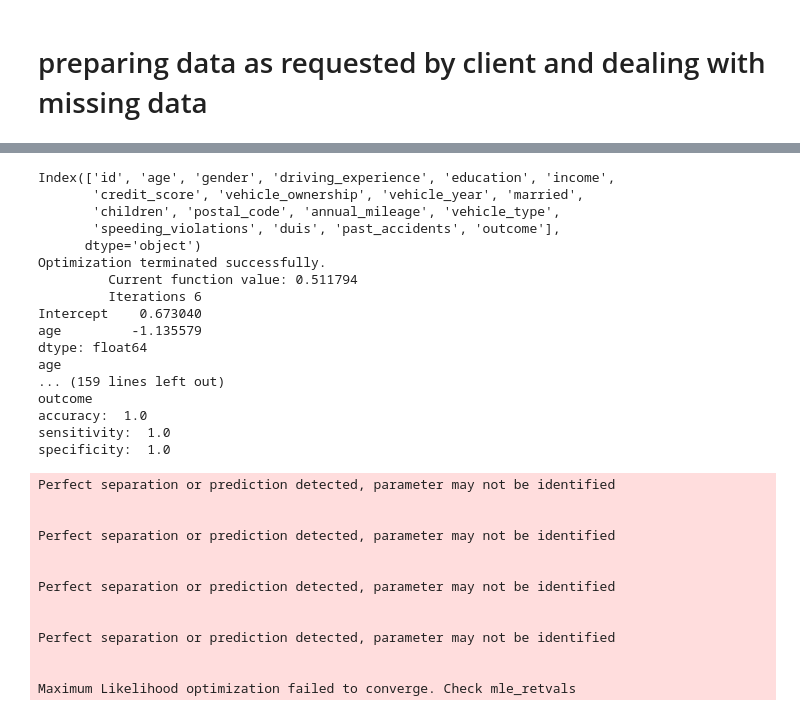
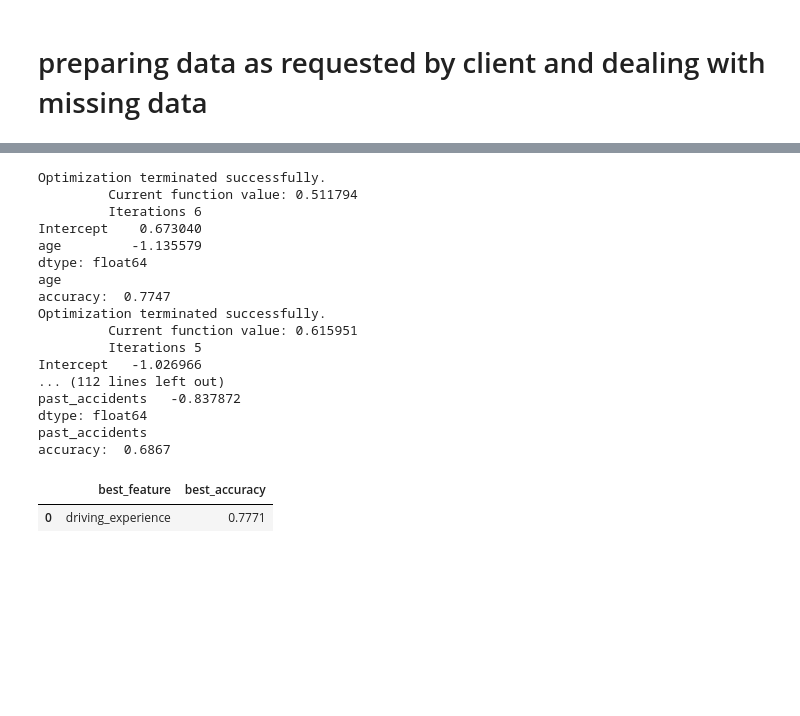
Before and after one commit to mohamed-shehata-201/my-data-camp-projects, a Jupyter notebook: 07.Project Modeling Car Insurance Claim Outcomes/workspace/notebook.ipynb, the cells around one changed output, grey strips where cells are left out. Cells and saved outputs as stored; diff of their text form; code cells hidden in the pictures; blank space fills up the shorter version.

```diff
--- a/07.Project Modeling Car Insurance Claim Outcomes/workspace/notebook.ipynb
+++ b/07.Project Modeling Car Insurance Claim Outcomes/workspace/notebook.ipynb
@@ -73,10 +73,16 @@ Data columns (total 18 columns):
 # preparing data as requested by client and dealing with missing data
 # %%
 # turning listed columns to the numercial value assigned by the client
-column_name_list = ['vehicle_type','married','vehcile_year','vehicle_ownership','income','education','driving_experience','gender','age']
-dict_for_values_to_replace = {'0-9y':0,'10-19y':1,'20-29y':2,'30y+':3,'none':0,'high school':1,'university':2,'poverty':0,'working class':1,'middle class':2,'upper class':3,'after 2015':0,'before 2015':1,'sedan':0,'sports car':1}
+column_name_list = ['vehicle_type','married','vehcile_year',
+                    'vehicle_ownership','income','education','driving_experience','gender','age']
+
+dict_for_values_to_replace = {'0-9y':0,'10-19y':1,'20-29y':2,'30y+':3,
+                              'none':0,'high school':1,'university':2,'poverty':0,'working class':1,
+                              'middle class':2,'upper class':3,'after 2015':0,'before 2015':1,'sedan':0,'sports car':1}
+
 df = df.replace(dict_for_values_to_replace)
 print(df)
+
 # since all the missing values in either score or annual milage therfore it can be filled instead with the mean
 df['credit_score'] = df['credit_score'].fillna(np.mean(df['credit_score']))
 df['annual_mileage'] = df['annual_mileage'].fillna(np.mean(df['annual_mileage']))
@@ -100,13 +108,14 @@ AxesSubplot(0.125,0.11;0.698618x0.77)
 [figure]
 # %%
-print(df.columns)
 # modeling
+max_acc = 0
+max_col = ''
 df['id']= df['id'].astype('int')
 for column in df.columns:
-    if column != 'id':
+    if column not in ['id','outcome']:
         logit_model = logit(f'outcome ~ {column}',data = df).fit()
         print(logit_model.params)
-        training_data = pd.DataFrame({f'{column}':np.arange(0,1,0.1)})
+        training_data = pd.DataFrame({f'{column}':np.arange(np.min(df[column]),np.max(df[column]),(np.max(df[column])-np.min(df[column]))/10)})
         training_data['mostly_claimed'] = logit_model.predict(training_data)
         print(f'{column}')
         matrix = logit_model.pred_table()
@@ -117,22 +126,14 @@ for column in df.columns:
         # Calculate and print the accuracy
         accuracy = (TN + TP) / (TN + FN + FP + TP)
         print("accuracy: ", accuracy)
-        # Calculate and print the sensitivity
-        sensitivity = TP / (TP + FN)
-        print("sensitivity: ", sensitivity)
-        # Calculate and print the specificity
-        specificity = TN / (TN + FP)
-        print("specificity: ", specificity)
+        if accuracy >= max_acc:
+            max_acc = accuracy
+            max_col = column
     else:
         continue
 
-best_feature_df = pd.DataFrame({"best_feature":['driving_experience'],"best_accuracy": [0.7771]})
+best_feature_df = pd.DataFrame({"best_feature":[max_col],"best_accuracy": [max_acc]})
 # %% [output]
-Index(['id', 'age', 'gender', 'driving_experience', 'education', 'income',
-       'credit_score', 'vehicle_ownership', 'vehicle_year', 'married',
-       'children', 'postal_code', 'annual_mileage', 'vehicle_type',
-       'speeding_violations', 'duis', 'past_accidents', 'outcome'],
-      dtype='object')
 Optimization terminated successfully.
          Current function value: 0.511794
          Iterations 6
@@ -140,21 +141,18 @@ Intercept    0.673040
 age         -1.135579
 dtype: float64
 age
-... (159 lines left out)
-outcome
-accuracy:  1.0
-sensitivity:  1.0
-specificity:  1.0
+accuracy:  0.7747
+Optimization terminated successfully.
+         Current function value: 0.615951
+         Iterations 5
+Intercept   -1.026966
+... (112 lines left out)
+past_accidents   -0.837872
+dtype: float64
+past_accidents
+accuracy:  0.6867
-Perfect separation or prediction detected, parameter may not be identified
-
-
-Perfect separation or prediction detected, parameter may not be identified
-
-
-Perfect separation or prediction detected, parameter may not be identified
-
-
-Perfect separation or prediction detected, parameter may not be identified
-
-
-Maximum Likelihood optimization failed to converge. Check mle_retvals
+# %%
+best_feature_df
+# %% [output]
+|  | best_feature | best_accuracy |
+| 0 | driving_experience | 0.7771 |
```
Also changed, not shown: parts of 2 cells of this notebook, 4 other files.
